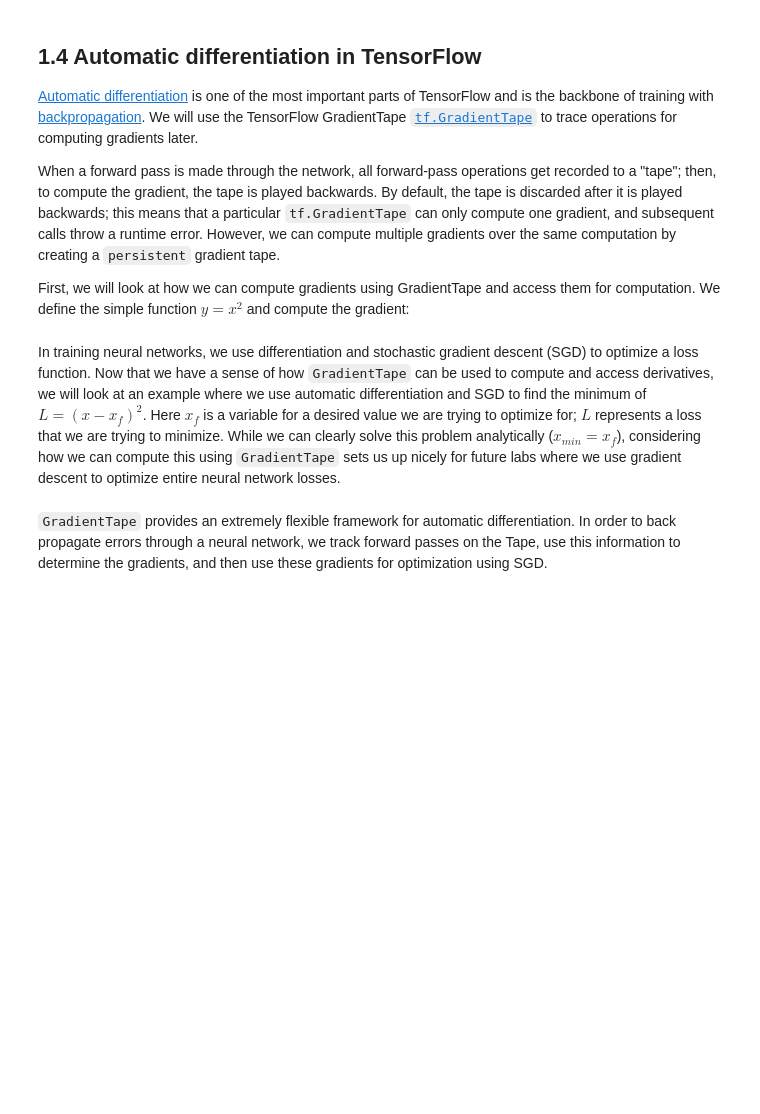
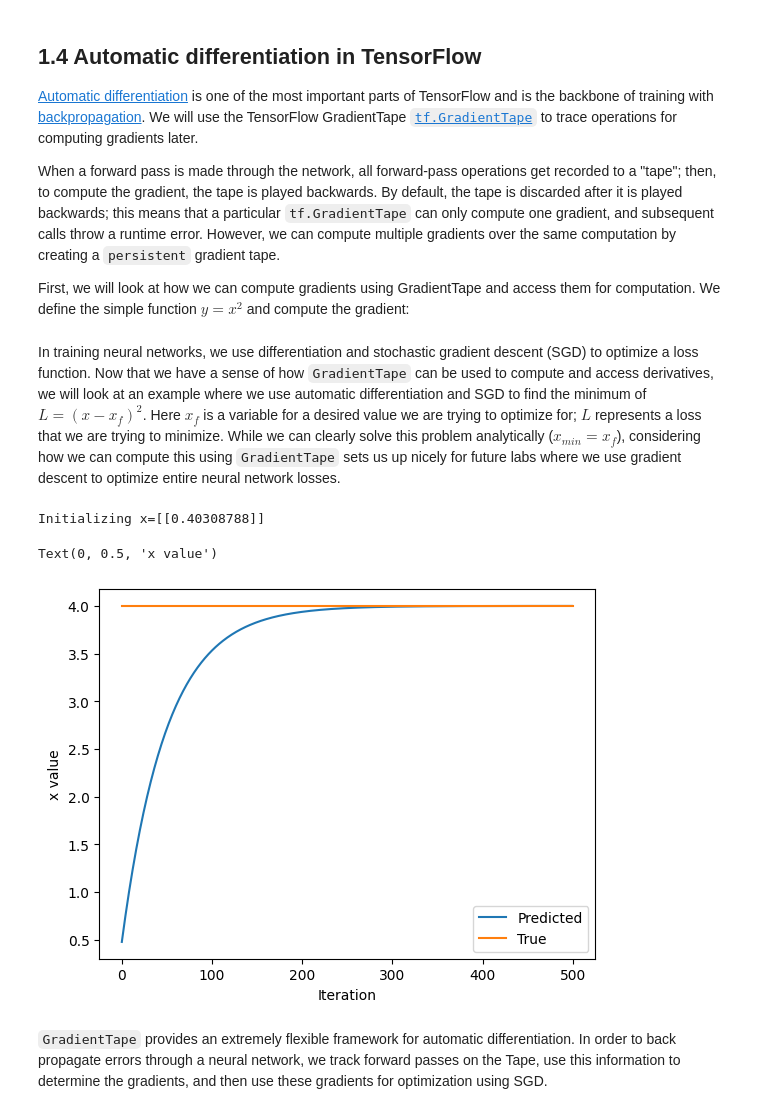
Before and after one commit to kahnertk/introtodeeplearning, a Jupyter notebook: lab1/Part1_TensorFlow.ipynb, the cells around one changed output. Drawn from its saved outputs; the diff is of its cells as text; code cells hidden in the pictures; blank space fills up the shorter version.

```diff
--- a/lab1/Part1_TensorFlow.ipynb
+++ b/lab1/Part1_TensorFlow.ipynb
@@ -329,33 +362,37 @@ In training neural networks, we use differentiation and stochastic gradient desc
 # %%
 ### Function minimization with automatic differentiation and SGD ###
 
 # Initialize a random value for our initial x
 x = tf.Variable([tf.random.normal([1])])
 print("Initializing x={}".format(x.numpy()))
 
 learning_rate = 1e-2 # learning rate for SGD
 history = []
 # Define the target value
 x_f = 4
 
 # We will run SGD for a number of iterations. At each iteration, we compute the loss,
 #   compute the derivative of the loss with respect to x, and perform the SGD update.
 for i in range(500):
   with tf.GradientTape() as tape:
     '''TODO: define the loss as described above'''
-    loss = # TODO
+    loss = (x - x_f)**2
 
   # loss minimization using gradient tape
   grad = tape.gradient(loss, x) # compute the derivative of the loss with respect to x
   new_x = x - learning_rate*grad # sgd update
   x.assign(new_x) # update the value of x
   history.append(x.numpy()[0])
 
 # Plot the evolution of x as we optimize towards x_f!
 plt.plot(history)
 plt.plot([0, 500],[x_f,x_f])
 plt.legend(('Predicted', 'True'))
 plt.xlabel('Iteration')
 plt.ylabel('x value')
+# %% [output]
+Initializing x=[[0.40308788]]
+Text(0, 0.5, 'x value')
+[figure, added]
 # %% [markdown]
 `GradientTape` provides an extremely flexible framework for automatic differentiation. In order to back propagate errors through a neural network, we track forward passes on the Tape, use this information to determine the gradients, and then use these gradients for optimization using SGD.
```
Also changed, not shown: parts of 15 cells of this notebook.
